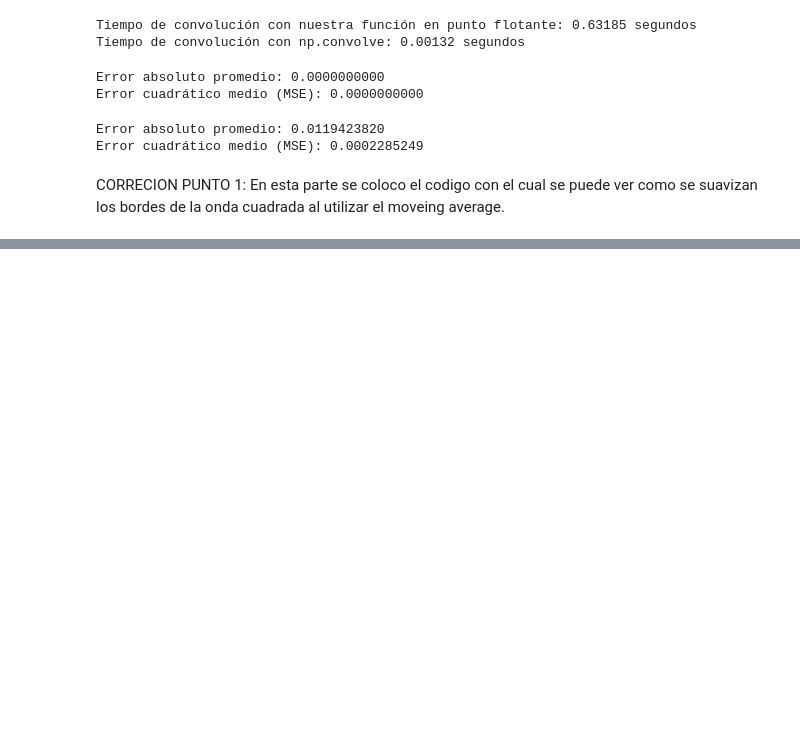
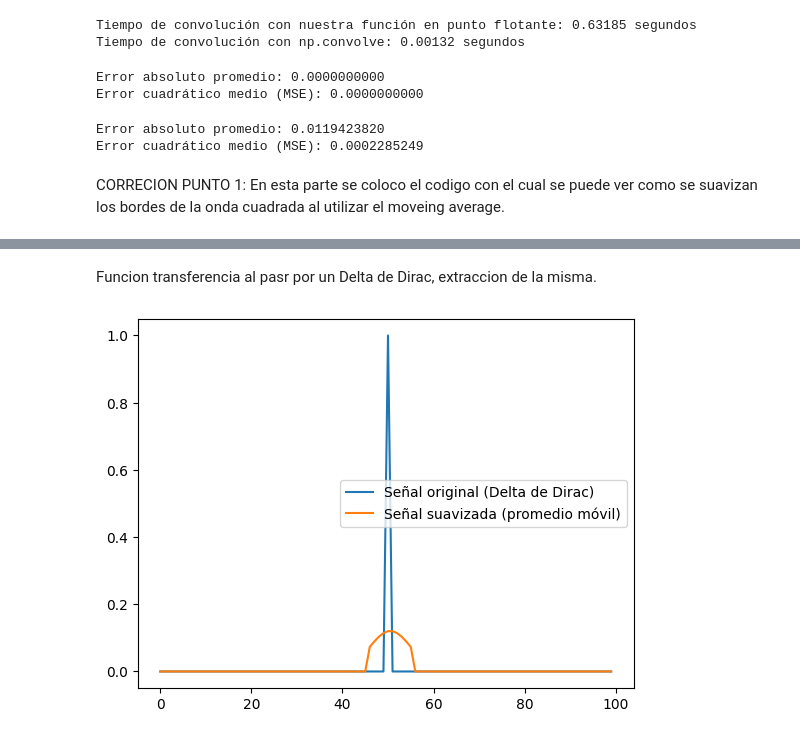
Before and after one commit to MyCloudExample/PES, a Jupyter notebook: TP1/TP1.ipynb, the cells around one changed output, grey strips where cells are left out. Drawn from its saved outputs; the diff is of its cells as text; code cells hidden in the pictures; blank space fills up the shorter version.

Commit message:
Correcion deñ punto 1, agregado de extraccion con Delta Dirac. Final.

```diff
--- a/TP1/TP1.ipynb
+++ b/TP1/TP1.ipynb
@@ -433,0 +434,35 @@ plt.show()
+# %% [markdown]
+Funcion transferencia al pasr por un Delta de Dirac, extraccion de la misma.
+# %%
+import numpy as np
+import matplotlib.pyplot as plt
+
+# Definimos la función de promedio móvil con una ventana gaussiana
+def moving_average(signal, window_size, sigma=1.0):
+    # Creamos una ventana gaussiana
+    t = np.linspace(-1, 1, window_size)
+    window = np.exp(-0.5 * (t / sigma)**2)
+    window /= np.sum(window)  # Normalizamos la ventana
+
+    # Aplicamos la convolución (modo 'same' para mantener el mismo tamaño de la señal)
+    return np.convolve(signal, window, mode='same')
+
+# Crear una señal con valores cero
+signal_length = 100
+signal = np.zeros(signal_length)
+
+# Inyectar una delta de Dirac de amplitud 1 en el centro de la señal
+delta_position = signal_length // 2
+signal[delta_position] = 1
+
+# Aplicar el promedio móvil
+window_size = 10
+smoothed_signal = moving_average(signal, window_size)
+
+# Graficar la señal original y la señal suavizada
+plt.plot(signal, label='Señal original (Delta de Dirac)')
+plt.plot(smoothed_signal, label='Señal suavizada (promedio móvil)')
+plt.legend()
+plt.show()
+# %% [output]
+[figure, added]
```
Also changed, not shown: parts of 1 cell of this notebook.
